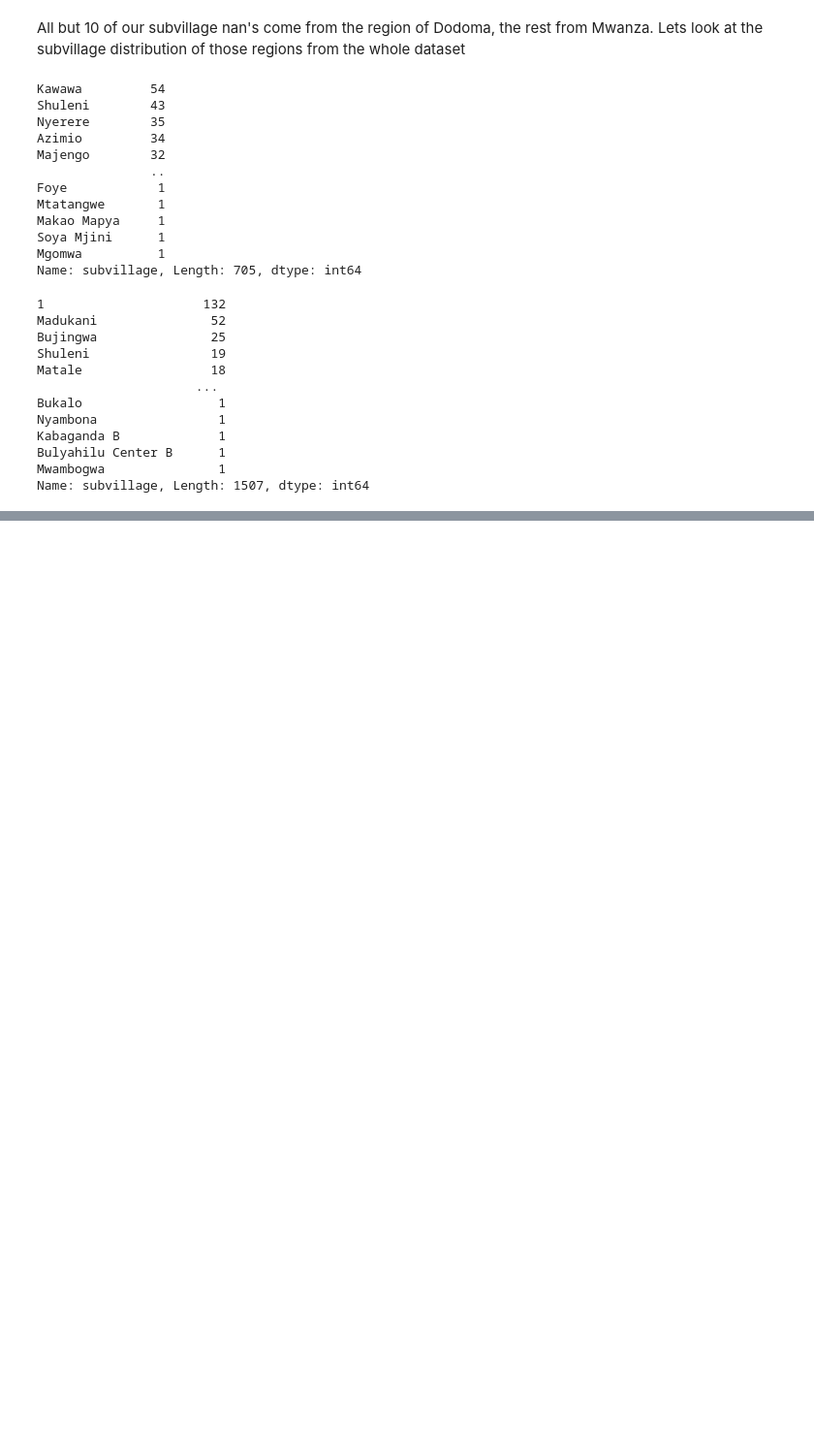
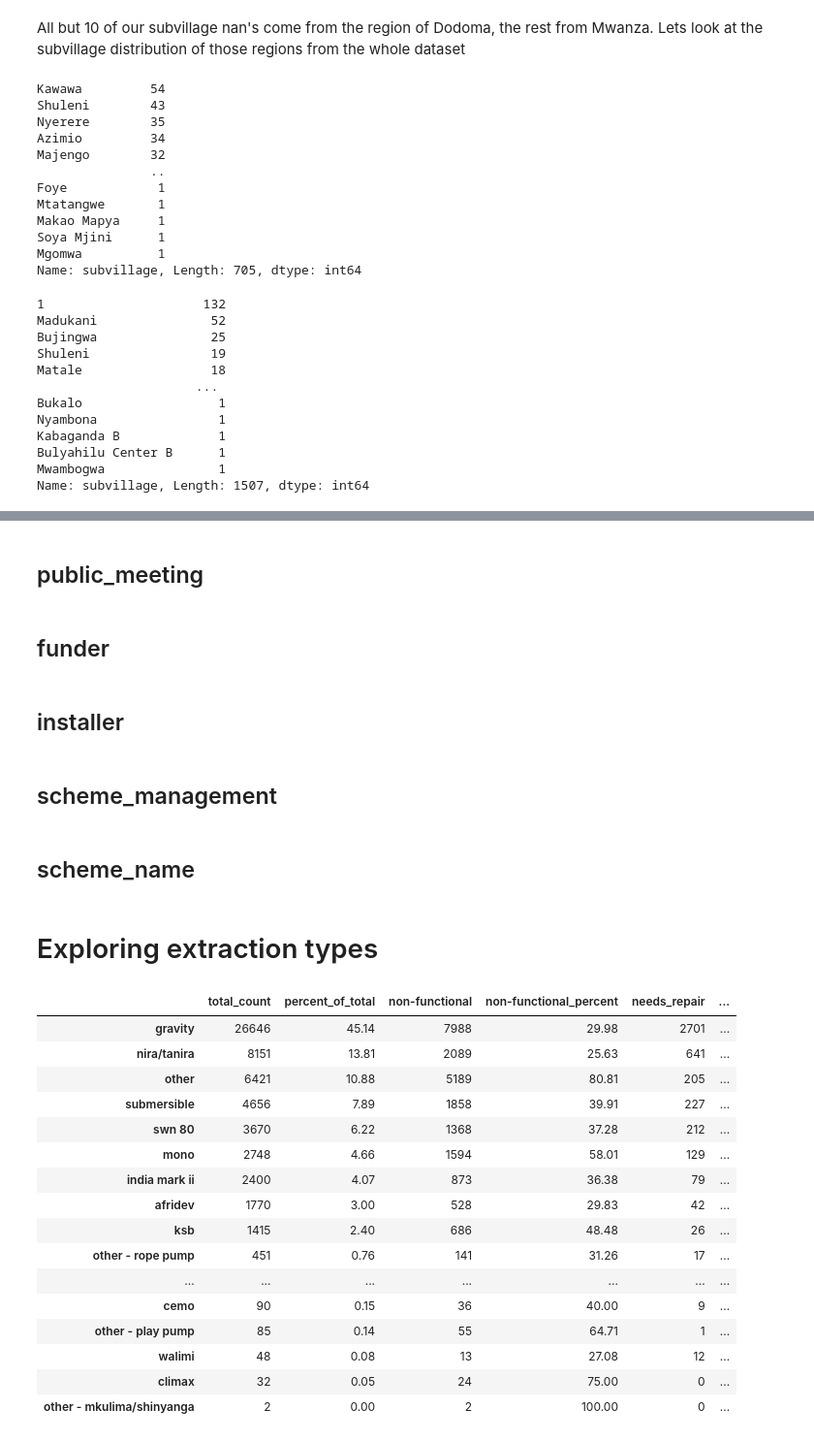
Before and after one commit to brtracy/phase_3_project, a Jupyter notebook: EDA.ipynb, the cells around one changed output, grey strips where cells are left out. Shown at 97% size. Drawn from its saved outputs; the diff is of its cells as text; code cells hidden in the pictures; blank space fills up the shorter version.

```diff
--- a/EDA.ipynb
+++ b/EDA.ipynb
@@ -204,0 +198,41 @@ Name: subvillage, Length: 1507, dtype: int64
+# %% [markdown]
+## public_meeting
+# %% [markdown]
+## funder
+# %% [markdown]
+## installer
+# %% [markdown]
+## scheme_management
+# %% [markdown]
+## scheme_name
+# %% [markdown]
+# Exploring extraction types
+# %%
+extraction_types = pd.DataFrame(raw_df.extraction_type.value_counts())
+extraction_types.columns = ['total_count']
+extraction_types['percent_of_total'] = round((extraction_types.total_count / len(raw_df)) * 100, 2)
+extraction_types['non-functional'] = raw_df[raw_df.status_group == 'non functional'].extraction_type.value_counts()
+extraction_types['non-functional_percent'] = round((extraction_types['non-functional'] / extraction_types.total_count) * 100, 2)
+extraction_types['needs_repair'] = raw_df[raw_df.status_group == 'functional needs repair'].extraction_type.value_counts()
+extraction_types.fillna(0.0, inplace=True)
+extraction_types['needs_repair'] = extraction_types['needs_repair'].astype('int')
+extraction_types['needs_repair_percent'] = round((extraction_types['needs_repair'] / extraction_types.total_count) * 100, 2)
+extraction_types
+# %% [output]
+|  | total_count | percent_of_total | non-functional | non-functional_percent | needs_repair | ... |
+| gravity | 26646 | 45.14 | 7988 | 29.98 | 2701 | ... |
+| nira/tanira | 8151 | 13.81 | 2089 | 25.63 | 641 | ... |
+| other | 6421 | 10.88 | 5189 | 80.81 | 205 | ... |
+| submersible | 4656 | 7.89 | 1858 | 39.91 | 227 | ... |
+| swn 80 | 3670 | 6.22 | 1368 | 37.28 | 212 | ... |
+| mono | 2748 | 4.66 | 1594 | 58.01 | 129 | ... |
+| india mark ii | 2400 | 4.07 | 873 | 36.38 | 79 | ... |
+| afridev | 1770 | 3.00 | 528 | 29.83 | 42 | ... |
+| ksb | 1415 | 2.40 | 686 | 48.48 | 26 | ... |
+| other - rope pump | 451 | 0.76 | 141 | 31.26 | 17 | ... |
+| ... | ... | ... | ... | ... | ... | ... |
+| cemo | 90 | 0.15 | 36 | 40.00 | 9 | ... |
+| other - play pump | 85 | 0.14 | 55 | 64.71 | 1 | ... |
+| walimi | 48 | 0.08 | 13 | 27.08 | 12 | ... |
+| climax | 32 | 0.05 | 24 | 75.00 | 0 | ... |
+| other - mkulima/shinyanga | 2 | 0.00 | 2 | 100.00 | 0 | ... |
```
Also changed, not shown: parts of 18 cells of this notebook.
